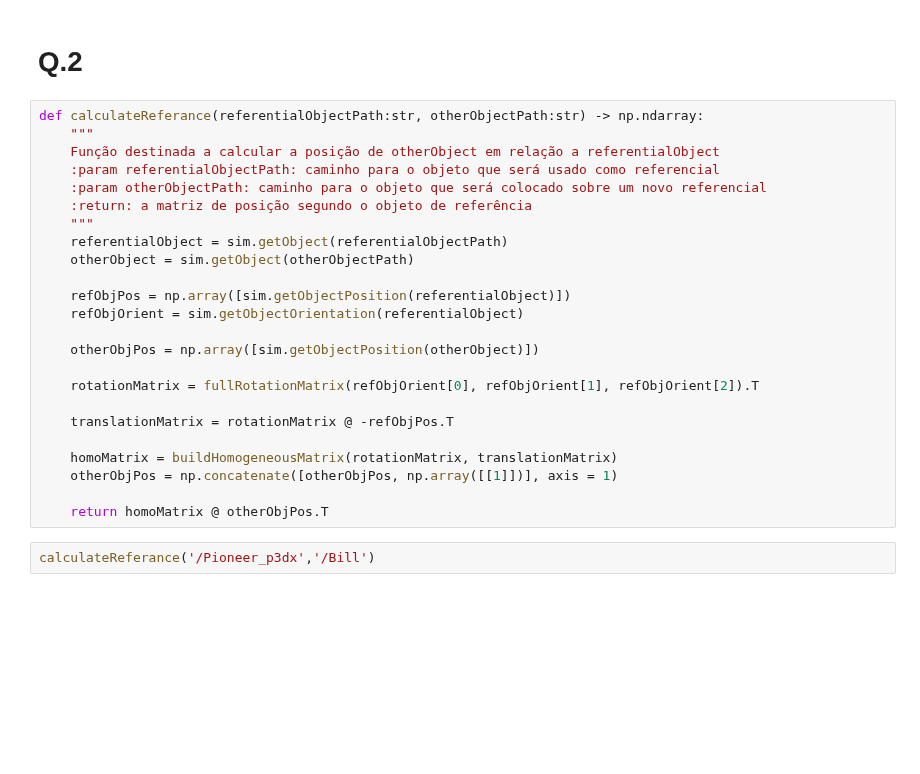
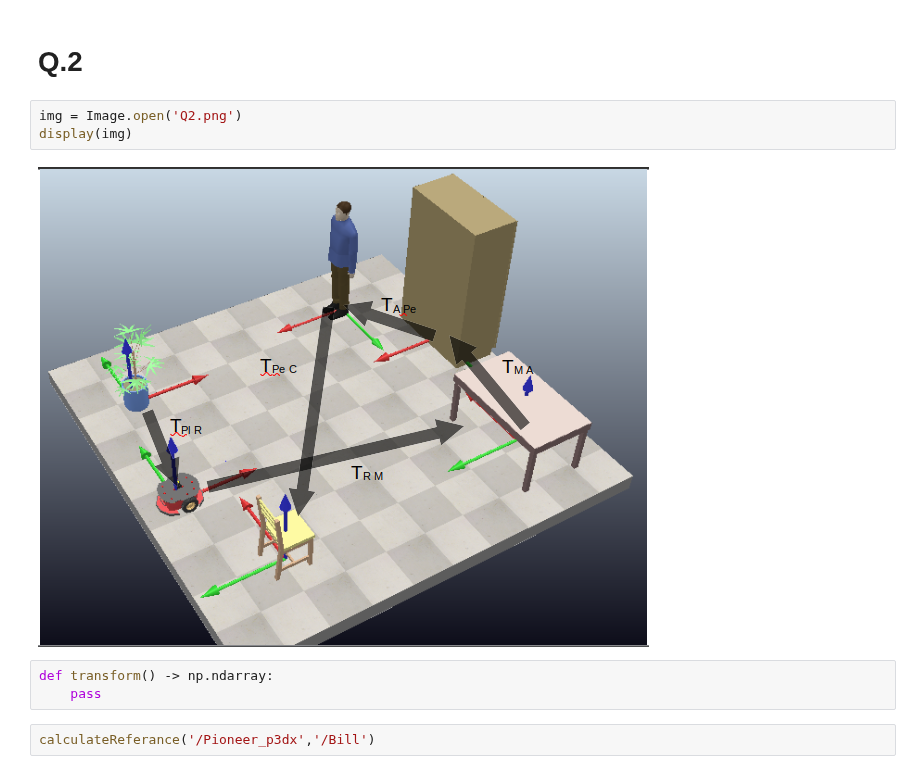
Before and after one commit to EnnesJp/robotica-movel-tp1, a Jupyter notebook: robotica-movel-tp1.ipynb, the cells around one changed output. Saved outputs shown, nothing was run; the diff lists cells and outputs as text; blank space fills up the shorter version.

```diff
--- a/robotica-movel-tp1.ipynb
+++ b/robotica-movel-tp1.ipynb
@@ -72,30 +75,14 @@ def buildHomogeneousMatrix(rotationMatrix:np.ndarray, translationMatrix:np.ndarr
 Reposta na cena
 # %% [markdown]
 # Q.2
-# %%
-def calculateReferance(referentialObjectPath:str, otherObjectPath:str) -> np.ndarray:
-    """
-    Função destinada a calcular a posição de otherObject em relação a referentialObject
-    :param referentialObjectPath: caminho para o objeto que será usado como referencial
-    :param otherObjectPath: caminho para o objeto que será colocado sobre um novo referencial
-    :return: a matriz de posição segundo o objeto de referência
-    """
-    referentialObject = sim.getObject(referentialObjectPath)
-    otherObject = sim.getObject(otherObjectPath)
-
-    refObjPos = np.array([sim.getObjectPosition(referentialObject)])
-    refObjOrient = sim.getObjectOrientation(referentialObject)
-
-    otherObjPos = np.array([sim.getObjectPosition(otherObject)])
-
-    rotationMatrix = fullRotationMatrix(refObjOrient[0], refObjOrient[1], refObjOrient[2]).T
-
-    translationMatrix = rotationMatrix @ -refObjPos.T
-
-    homoMatrix = buildHomogeneousMatrix(rotationMatrix, translationMatrix)
-    otherObjPos = np.concatenate([otherObjPos, np.array([[1]])], axis = 1)
-
-    return homoMatrix @ otherObjPos.T
+# %%
+img = Image.open('Q2.png')
+display(img)
+# %% [output]
+[figure, added]
+# %%
+def transform() -> np.ndarray:
+    pass
 # %%
 calculateReferance('/Pioneer_p3dx','/Bill')
 # %% [output]
```
Also changed, not shown: parts of 2 cells of this notebook, 1 other file.
